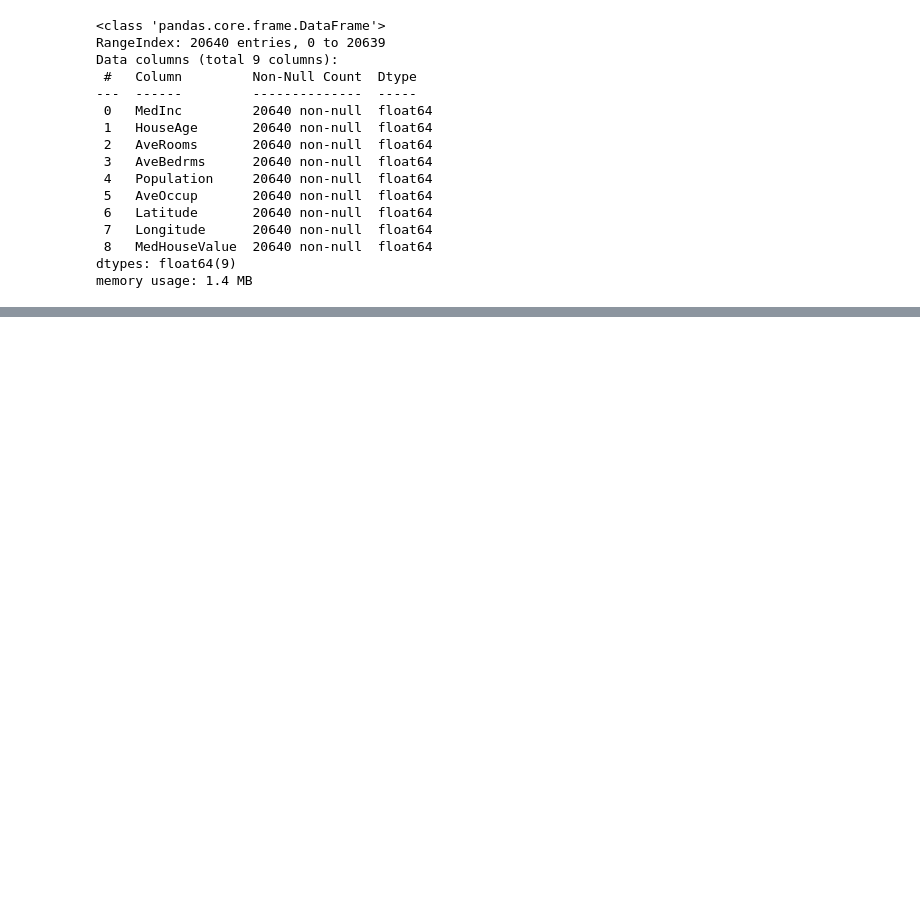
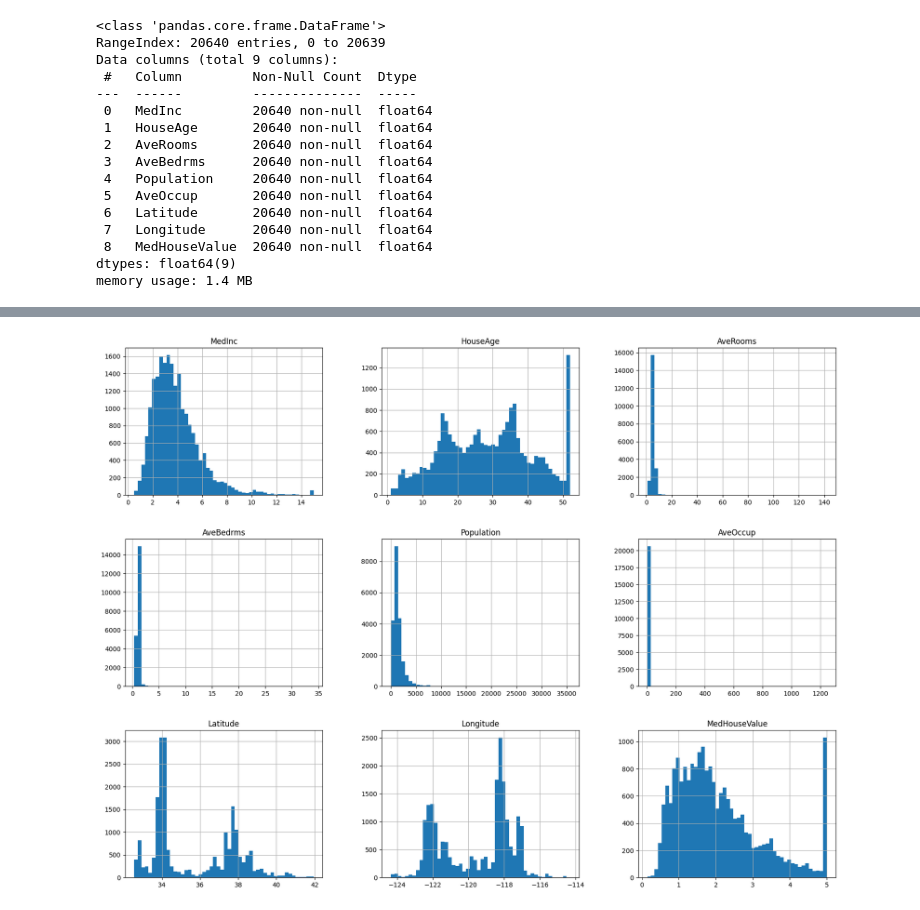
Before and after one commit to rikin-patel/ml-learning, a Jupyter notebook: ml-basics.ipynb, the cells around one changed output, grey strips where cells are left out. Cells and saved outputs as stored; diff of their text form; code cells hidden in the pictures; blank space fills up the shorter version.

```diff
--- a/ml-basics.ipynb
+++ b/ml-basics.ipynb
@@ -45,0 +65,5 @@ memory usage: 1.4 MB
+# %%
+df.hist(bins=50, figsize=(20,15))
+plt.show()
+# %% [output]
+[figure, added]
```
Also changed, not shown: parts of 3 cells of this notebook.
